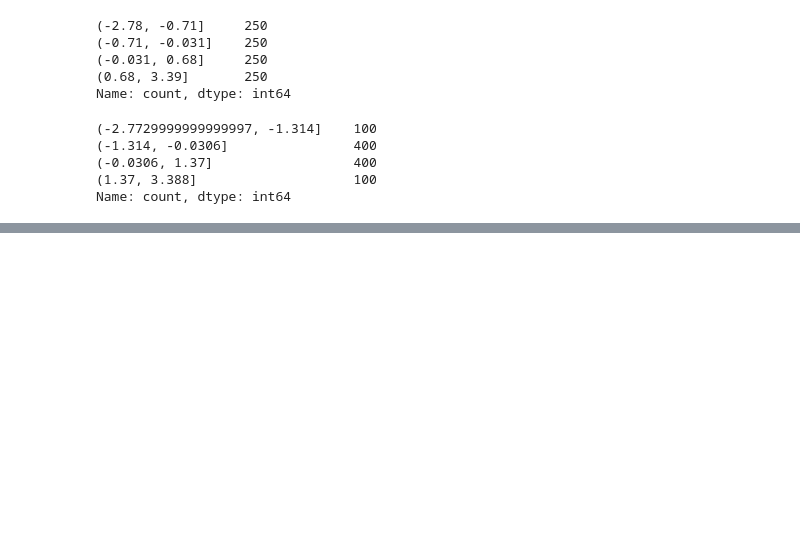
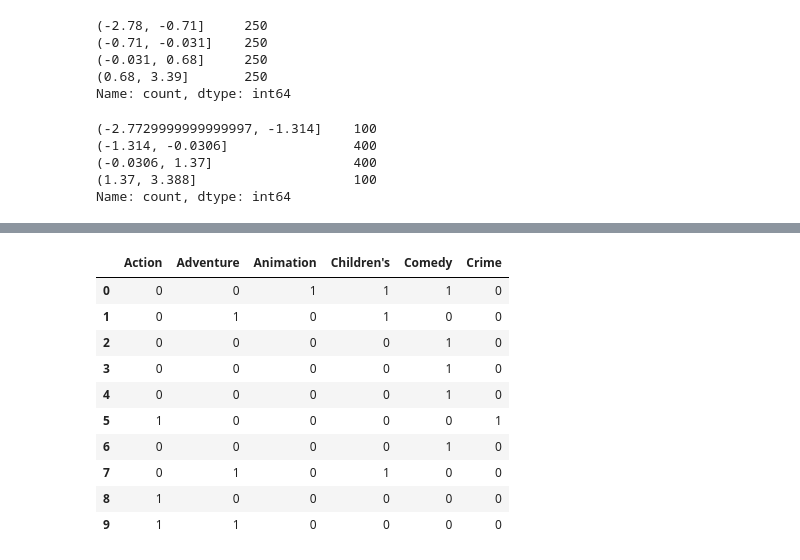
Before and after one commit to JohnLocke/Python-for-Data-Analysis, a Jupyter notebook: ch07.ipynb, the cells around one changed output, grey strips where cells are left out. Drawn from its saved outputs; the diff is of its cells as text; code cells hidden in the pictures; blank space fills up the shorter version.

```diff
--- a/ch07.ipynb
+++ b/ch07.ipynb
@@ -602,0 +807,14 @@ Name: count, dtype: int64
+# %%
+dummies.iloc[:10, :6]
+# %% [output]
+|  | Action | Adventure | Animation | Children's | Comedy | Crime |
+| 0 | 0 | 0 | 1 | 1 | 1 | 0 |
+| 1 | 0 | 1 | 0 | 1 | 0 | 0 |
+| 2 | 0 | 0 | 0 | 0 | 1 | 0 |
+| 3 | 0 | 0 | 0 | 0 | 1 | 0 |
+| 4 | 0 | 0 | 0 | 0 | 1 | 0 |
+| 5 | 1 | 0 | 0 | 0 | 0 | 1 |
+| 6 | 0 | 0 | 0 | 0 | 1 | 0 |
+| 7 | 0 | 1 | 0 | 1 | 0 | 0 |
+| 8 | 1 | 0 | 0 | 0 | 0 | 0 |
+| 9 | 1 | 1 | 0 | 0 | 0 | 0 |
```
Also changed, not shown: parts of 176 cells of this notebook.
